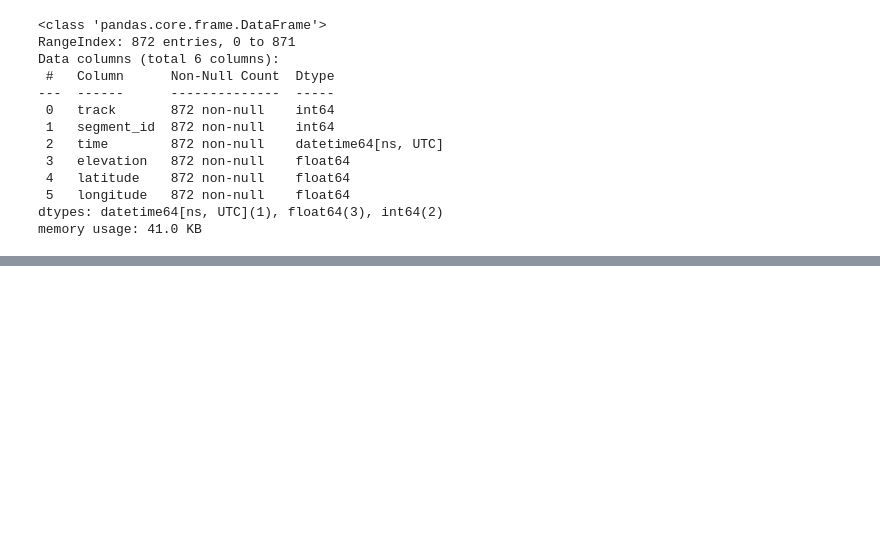
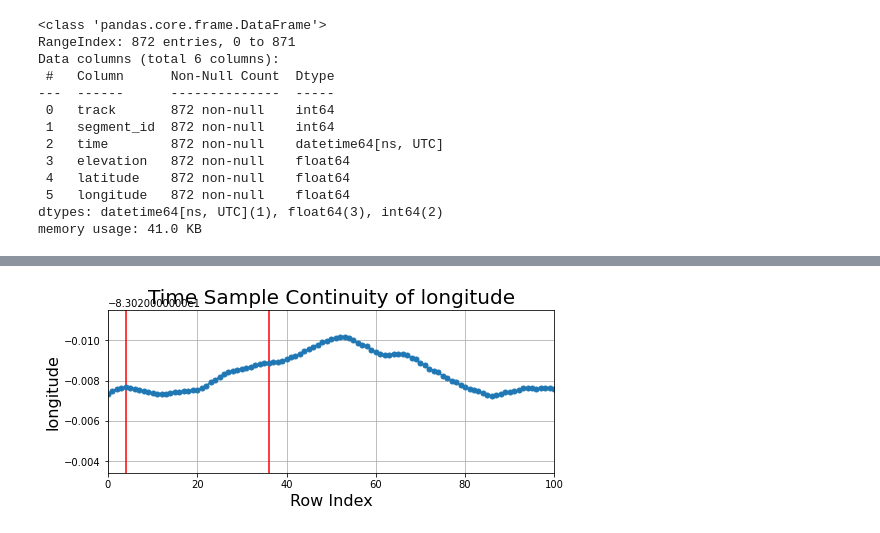
Before and after one commit to ericbauer55/strava-fitness, a Jupyter notebook: src/notebooks/2. Prototyping Sample Time Normalization.ipynb, the cells around one changed output, grey strips where cells are left out. Drawn from its saved outputs; the diff is of its cells as text; code cells hidden in the pictures; blank space fills up the shorter version.

```diff
--- a/src/notebooks/2. Prototyping Sample Time Normalization.ipynb
+++ b/src/notebooks/2. Prototyping Sample Time Normalization.ipynb
@@ -41,0 +139,4 @@ memory usage: 41.0 KB
+# %%
+plot_state_by_index(df, 'longitude', discontinuty_indices, row_bounds=[0, 100], y_lim_scale=0.00005)
+# %% [output]
+[figure, added]
```
Also changed, not shown: parts of 18 cells of this notebook, 1 other file.
